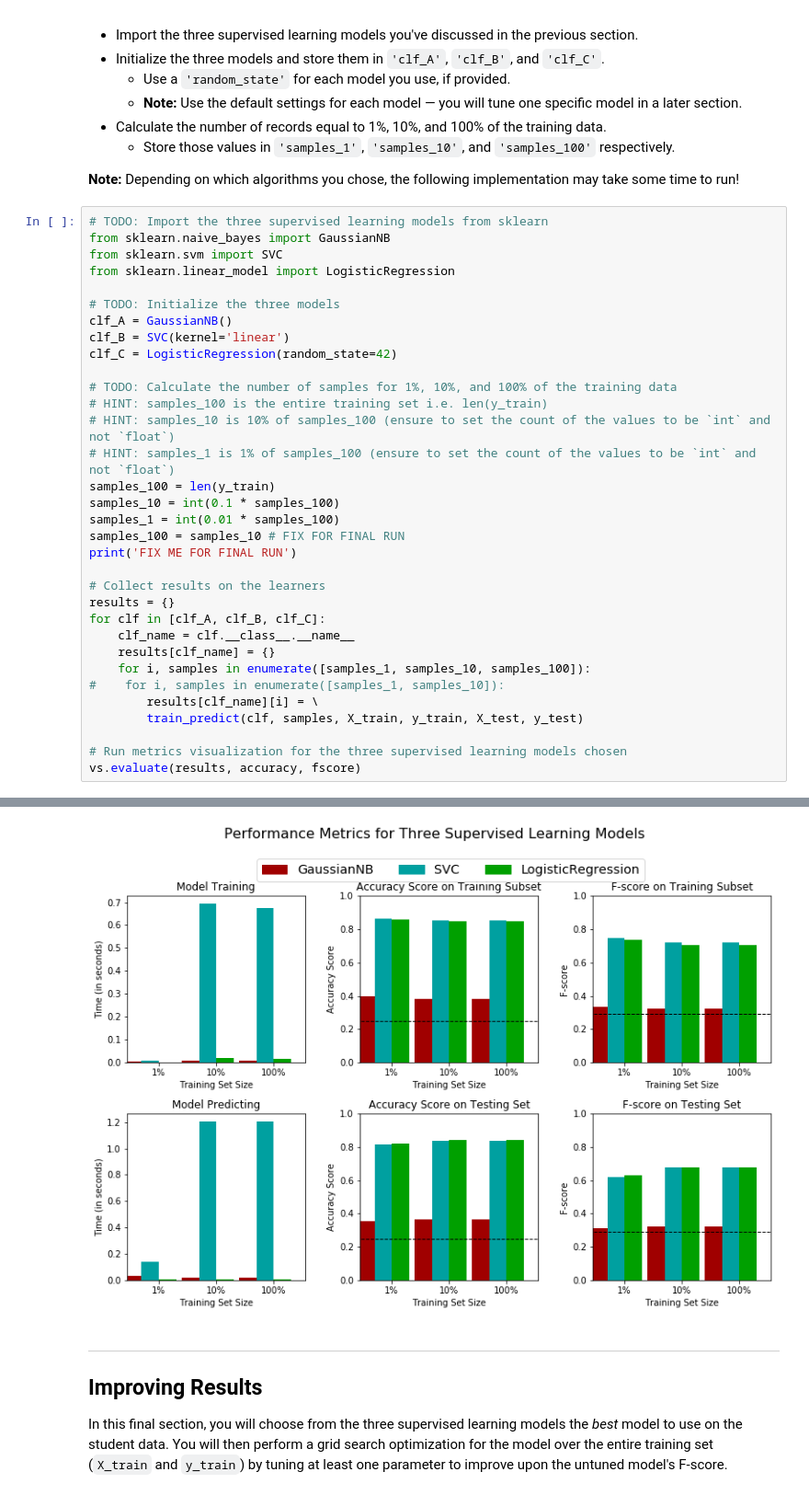
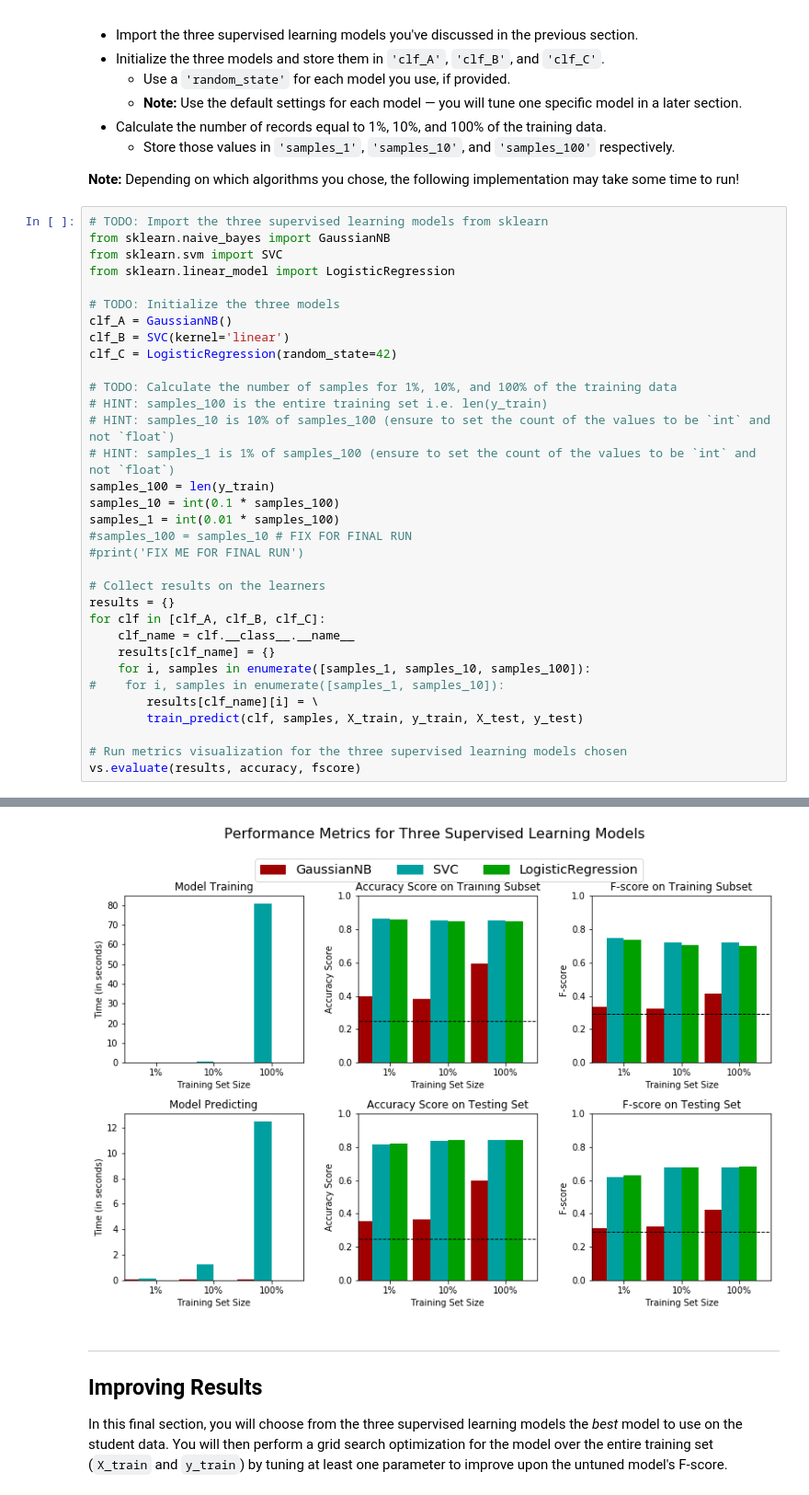
Before and after one commit to UdacityMLNanodegree/finding_donors, a Jupyter notebook: finding_donors.ipynb, the cells around one changed output, grey strips where cells are left out. Shown: that part at 92% size. Saved outputs shown, nothing was run; the diff lists cells and outputs as text.

```diff
--- a/finding_donors.ipynb
+++ b/finding_donors.ipynb
@@ -414,8 +414,8 @@ clf_C = LogisticRegression(random_state=42)
 samples_100 = len(y_train)
 samples_10 = int(0.1 * samples_100)
 samples_1 = int(0.01 * samples_100)
-samples_100 = samples_10 # FIX FOR FINAL RUN
-print('FIX ME FOR FINAL RUN')
+#samples_100 = samples_10 # FIX FOR FINAL RUN
+#print('FIX ME FOR FINAL RUN')
 
 # Collect results on the learners
 results = {}
@@ -447,4 +442,4 @@ LogisticRegression trained on 3617 samples.
-[figure, old version]
+[figure, new version]
 # %% [markdown]
 ----
 ## Improving Results
```
Also changed, not shown: parts of 2 cells of this notebook, 1 other file.
